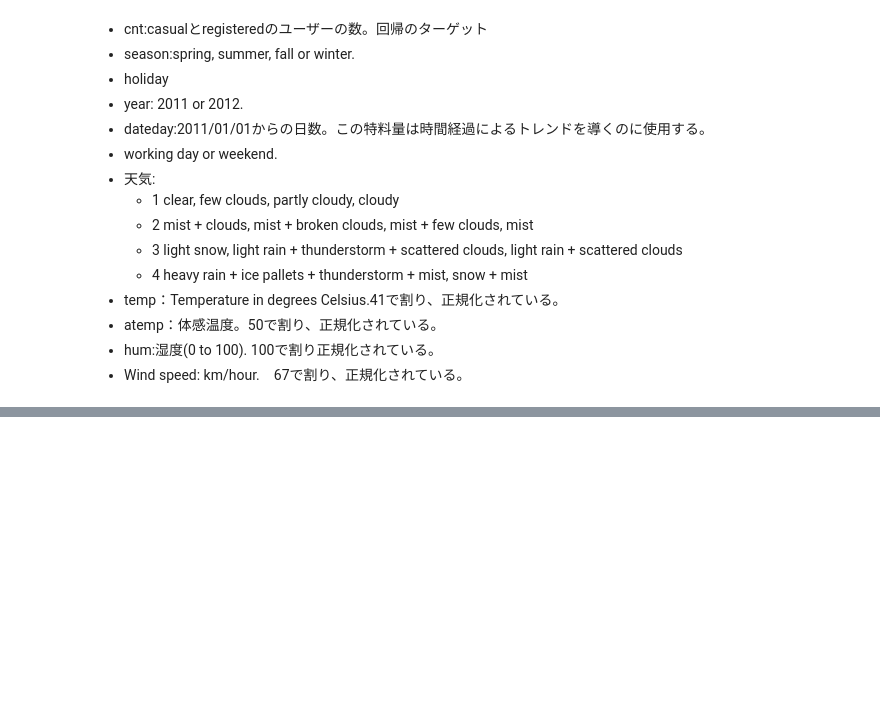
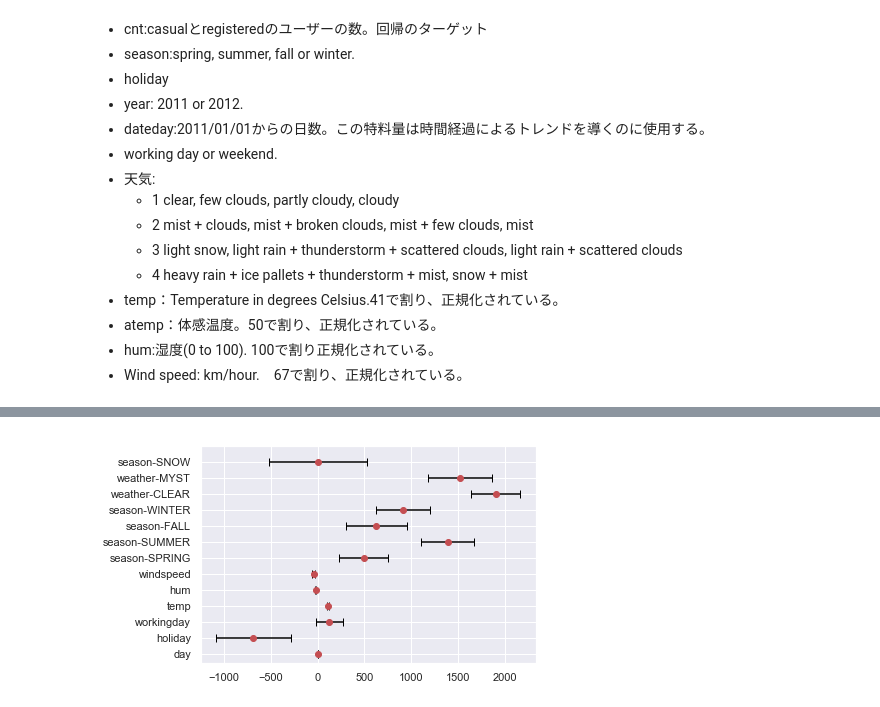
Before and after one commit to natsutan/interpretable-machine-learning, a Jupyter notebook: LinearRegression/FeatureImportance/bike_tstat.ipynb, the cells around one changed output, grey strips where cells are left out. Drawn from its saved outputs; the diff is of its cells as text; code cells hidden in the pictures; blank space fills up the shorter version.

```diff
--- a/LinearRegression/FeatureImportance/bike_tstat.ipynb
+++ b/LinearRegression/FeatureImportance/bike_tstat.ipynb
@@ -107,0 +144,28 @@ plt.show()
+# %%
+fig = plt.figure()
+ax = fig.add_subplot(1,1,1)
+
+x = []
+y = []
+xerr_0025 = []
+xerr_0975 = []
+
+xerrs = result.conf_int()
+xerr = []
+
+for i in range(len(result.params)):
+    xerr_0025.append(result.params[i] - xerrs[0][i])
+    xerr_0975.append(xerrs[1][i] - result.params[i])
+    x.append(result.params[i])
+    y.append(i+1)
+xerr = np.array([xerr_0025,  xerr_0975])
+
+ax.errorbar(x, y, xerr=xerr, fmt='ro', capsize=4, ecolor='black')
+plt.yticks([1,2,3,4,5,6,7,8,9,10,11,12,13,14],
+           ['day', 'holiday', 'workingday', 'temp', 'hum', 'windspeed',
+           'season-SPRING', 'season-SUMMER', 'season-FALL', 'season-WINTER',
+           'weather-CLEAR', 'weather-MYST', 'season-SNOW' ])
+
+plt.show()
+# %% [output]
+[figure, added]
```
Also changed, not shown: parts of 5 cells of this notebook.
